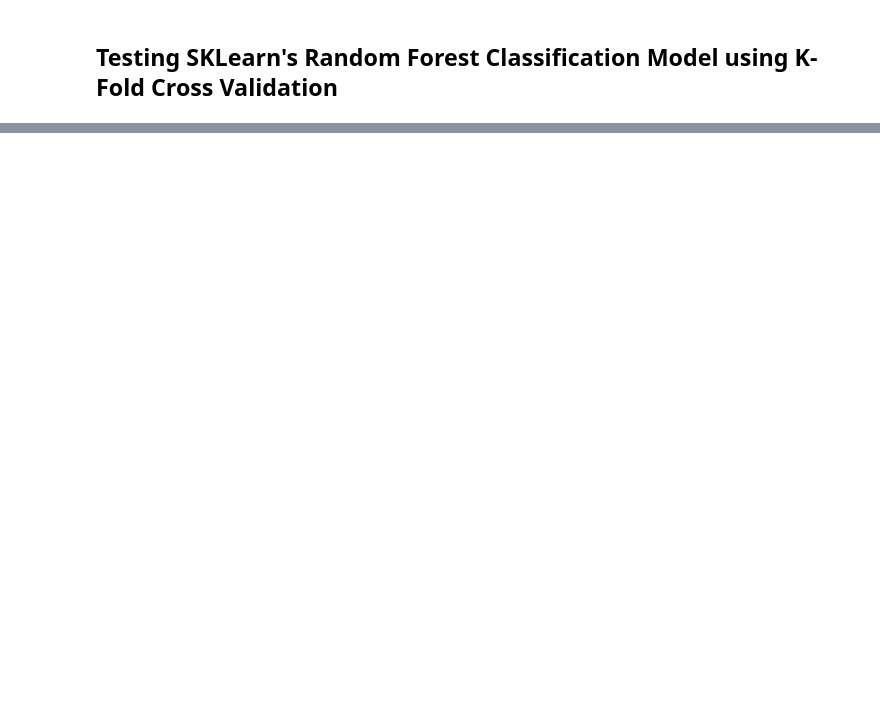
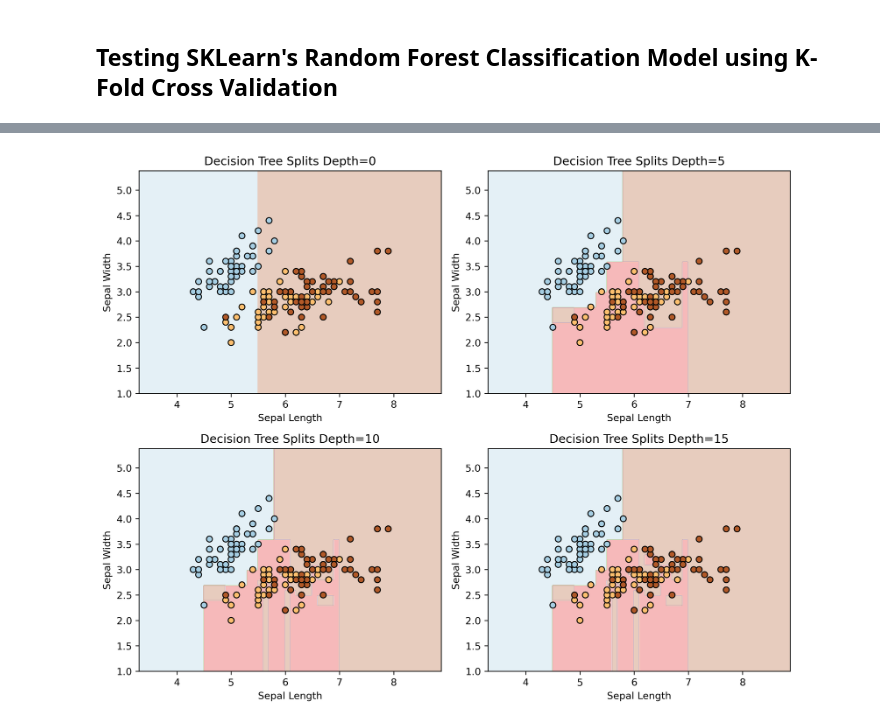
Before and after one commit to aj-bei/Random-Forest-Classifier-From-Scratch, a Jupyter notebook: RandomForest.ipynb, the cells around one changed output, grey strips where cells are left out. Cells and saved outputs as stored; diff of their text form; code cells hidden in the pictures; blank space fills up the shorter version.

```diff
--- a/RandomForest.ipynb
+++ b/RandomForest.ipynb
@@ -383,0 +401,40 @@ Mean Cross-Validation Accuracy: 0.95
+# %%
+# Function to plot decision boundaries
+
+X = iris.data[:, :2]  # use only the first two features for 2D plotting
+y = iris.target
+
+def plot_decision_boundaries_dt(clf, X, y, ax, title="Decision Boundaries"):
+    # Create a mesh grid based on feature ranges
+    h = .02  # Step size in the mesh
+    x_min, x_max = X[:, 0].min() - 1, X[:, 0].max() + 1
+    y_min, y_max = X[:, 1].min() - 1, X[:, 1].max() + 1
+    xx, yy = np.meshgrid(np.arange(x_min, x_max, h),
+                         np.arange(y_min, y_max, h))
+
+    # Predict on the mesh grid
+    Z = clf.predict(np.c_[xx.ravel(), yy.ravel()])
+    Z = Z.reshape(xx.shape)
+
+    # plot decision boundaries and scatter points
+    ax.contourf(xx, yy, Z, alpha=0.3, cmap=plt.cm.Paired)
+    ax.scatter(X[:, 0], X[:, 1], c=y, edgecolor='k', cmap=plt.cm.Paired)
+    ax.set_title(title)
+    ax.set_xlabel('Sepal Length')
+    ax.set_ylabel('Sepal Width')
+
+# Set up the plot
+dpi = 300
+fig, axes = plt.subplots(2, 2, figsize=(10, 8), dpi=dpi)
+
+depth_range = range(0, 20, 5)  # depths from 1 to 4
+for depth, ax in zip(depth_range, axes.flatten()):
+    clf = DecisionTreeClassifier(max_depth=depth)
+    clf.fit(X, y)
+    plot_decision_boundaries_dt(clf, X, y, ax, f"Decision Tree Splits Depth={depth}")
+
+plt.tight_layout()
+plt.savefig("decision_boundaries.png", dpi=dpi)
+plt.show()
+# %% [output]
+[figure, added]
```
Also changed, not shown: parts of 10 cells of this notebook.
